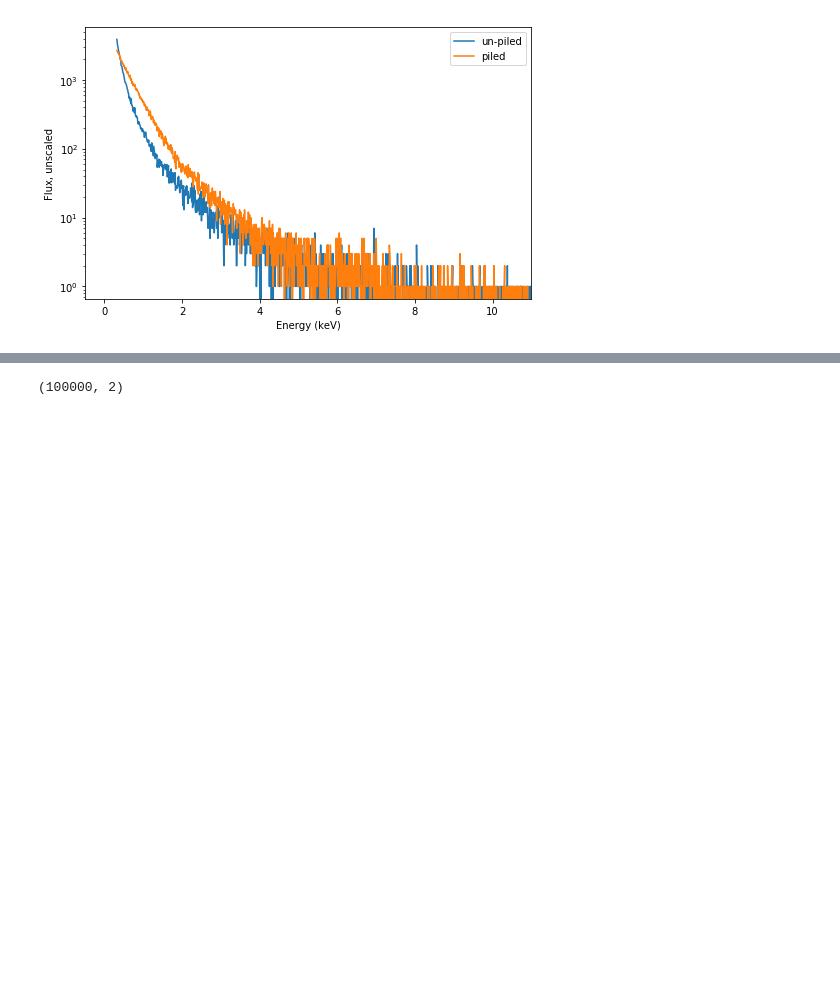
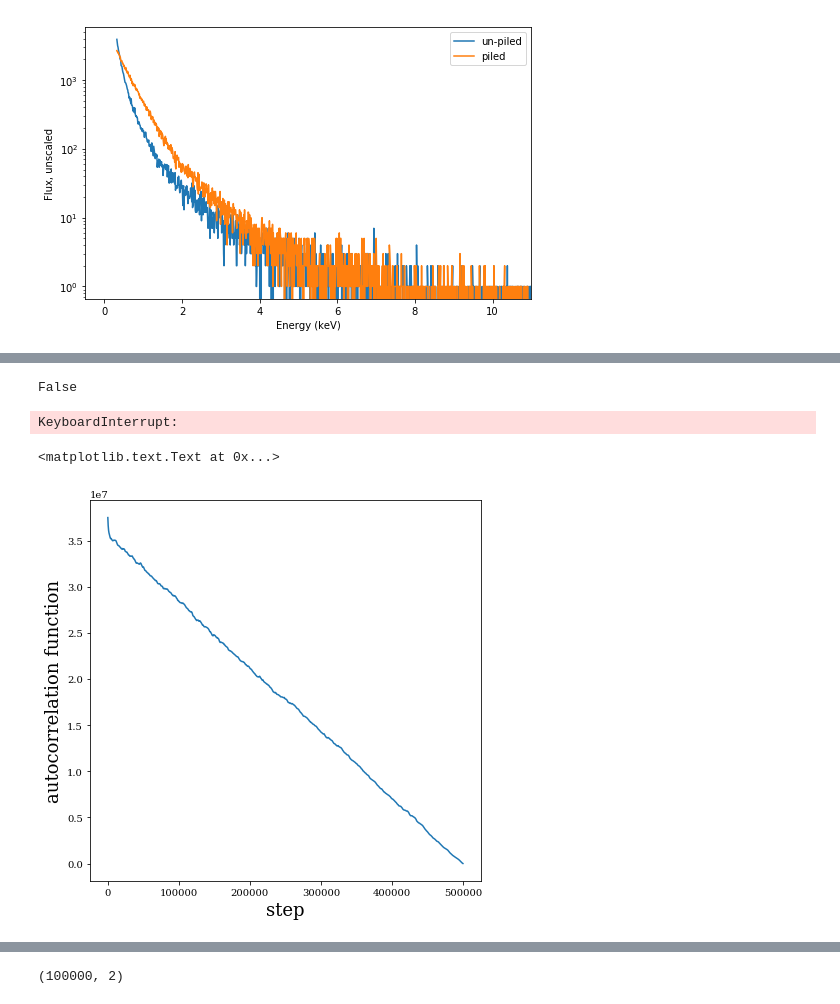
Before and after one commit to dirac-institute/PileupABC, a Jupyter notebook: Margaret/metropolis_hastings_mcmc.ipynb, the cells around one changed output, grey strips where cells are left out. Cells and saved outputs as stored; diff of their text form; code cells hidden in the pictures; blank space fills up the shorter version.

```diff
--- a/Margaret/metropolis_hastings_mcmc.ipynb
+++ b/Margaret/metropolis_hastings_mcmc.ipynb
@@ -105,3 +203,24 @@ def metropolis_hastings(data,E_max,E_min):
+# %%
+converged(np.array(logA))
+# %% [output]
+False
+# %%
+acf = estimated_autocorrelation(np.array(logA))
+# %% [output]
+KeyboardInterrupt:
+# %%
+def autocorr(x):
+    result = np.correlate(x, x, mode='full')
+    return result[result.size/2:]
+acf = autocorr(np.array(logA))
+# %%
+fig,ax = plt.subplots(figsize=(7,7))
+ax.plot(np.arange(0,len(logA),1),acf)
+ax.set_xlabel('step',fontsize=18)
+ax.set_ylabel('autocorrelation function',fontsize=18)
+# %% [output]
+<matplotlib.text.Text at 0x...>
+[figure, added]
 # %%
 logA,alpha,posteriors=metropolis_hastings(energy_hist,ENERG_HI,ENERG_LO)
 logA_piled,alpha_piled,posteriors_piled=metropolis_hastings(piled_hist,ENERG_HI,ENERG_LO)
```
Also changed, not shown: parts of 8 cells of this notebook.
